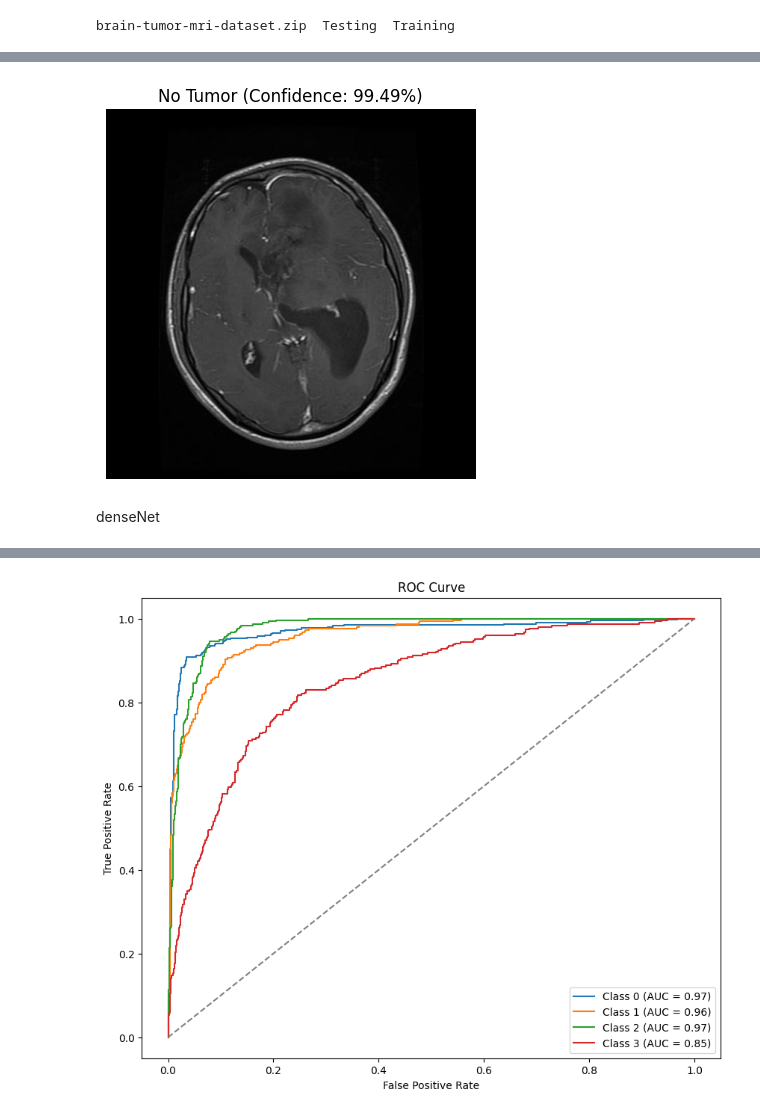
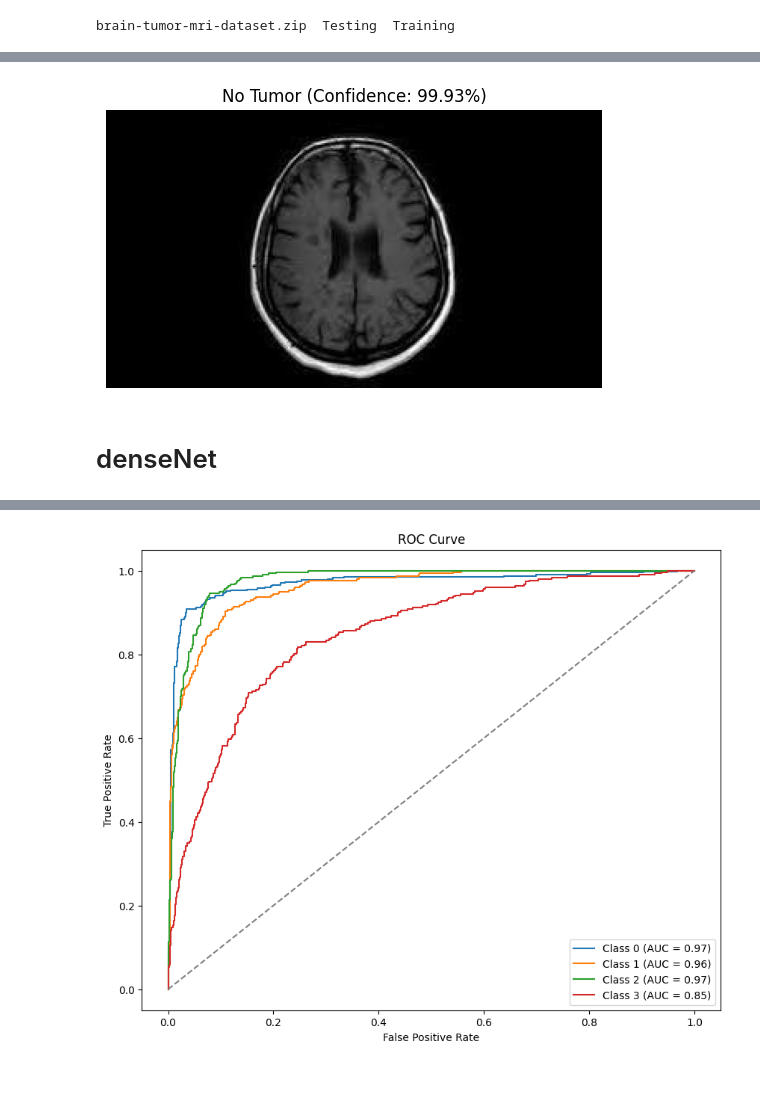
Before and after one commit to ShannonH98/PyTorch_Practice_Projects, a Jupyter notebook: MRI_Project.ipynb, the cells around one changed output, grey strips where cells are left out. Drawn from its saved outputs; the diff is of its cells as text; code cells hidden in the pictures; blank space fills up the shorter version.

```diff
--- a/MRI_Project.ipynb
+++ b/MRI_Project.ipynb
@@ -236,5 +263,6 @@ def datagen(paths, labels, batch_size=12, epochs=1):
 # %%
 # Model architecture
+start = time.perf_counter()
 IMAGE_SIZE = 128  # Image size (adjust based on your requirements)
 base_model = VGG16(input_shape=(IMAGE_SIZE, IMAGE_SIZE, 3), include_top=False, weights='imagenet')
 
@@ -247,17 +275,17 @@ base_model.layers[-3].trainable = True
 base_model.layers[-4].trainable = True
 
 # Build the final model
-model = Sequential()
-model.add(Input(shape=(IMAGE_SIZE, IMAGE_SIZE, 3)))  # Input layer
-model.add(base_model)
-model.add(Flatten())
-model.add(Dropout(0.3))
-model.add(Dense(128, activation='relu'))
-model.add(Dropout(0.2))
-model.add(Dense(len(os.listdir(train_dir)), activation='softmax'))
+model_m1 = Sequential()
+model_m1.add(Input(shape=(IMAGE_SIZE, IMAGE_SIZE, 3)))  # Input layer
+model_m1.add(base_model)
+model_m1.add(Flatten())
+model_m1.add(Dropout(0.3))
+model_m1.add(Dense(128, activation='relu'))
+model_m1.add(Dropout(0.2))
+model_m1.add(Dense(len(os.listdir(train_dir)), activation='softmax'))
 
 # Compile the model
-model.compile(optimizer=Adam(learning_rate=0.0001),
+model_m1.compile(optimizer=Adam(learning_rate=0.0001),
               loss='sparse_categorical_crossentropy',
               metrics=['sparse_categorical_accuracy'])
 
@@ -267,6 +295,11 @@ steps = int(len(train_paths) / batch_size)  # Steps per epoch
 epochs = 5
 
 # Train the model
-history = model.fit(datagen(train_paths, train_labels, batch_size=batch_size, epochs=epochs),
+history_m1 = model_m1.fit(datagen(train_paths, train_labels, batch_size=batch_size, epochs=epochs),
                     epochs=epochs, steps_per_epoch=steps)
+
+end = time.perf_counter()
+time_m1 = end - start
+
+time_m1
 # %% [output]
@@ -373,14 +432,9 @@ model.save('model.keras')
 # %%
-from tensorflow.keras.models import load_model
 # Load the trained model
-model = load_model('model.keras')
+model_m1 = load_model('model_m1.keras')
 # %%
-from keras.preprocessing.image import load_img, img_to_array
-import numpy as np
-import matplotlib.pyplot as plt
-
 # Class labels
-class_labels = ['glioma','pituitary', 'meningioma', 'notumor']
+class_labels = ['pituitary', 'glioma', 'notumor', 'meningioma']
 
 def detect_and_display(img_path, model, image_size=128):
     """
@@ -441,4 +495,4 @@ Te-gl_0084.jpg  Te-gl_0159.jpg  Te-gl_0234.jpg  Te-glTr_0009.jpg
 # %%
-image_path = '/content/drive/MyDrive/mri_data/Testing/glioma/Te-glTr_0009.jpg'  # Provide the path to your new image
-detect_and_display(image_path, model)
+image_path = '/content/drive/MyDrive/mri_data/Testing/notumor/Te-no_0201.jpg'  # Provide the path to your new image
+detect_and_display(image_path, model_m1)
 # %% [output]
@@ -446,3 +500 @@ detect_and_display(image_path, model)
-[figure, old version]
+[figure, new version]
-# %% [markdown]
-denseNet
@@ -456,2 +501,4 @@ import tensorflow as tf
+# %% [markdown]
+# denseNet
 # %%
 IMAGE_SIZE = 128
```
Also changed, not shown: parts of 31 cells of this notebook.
